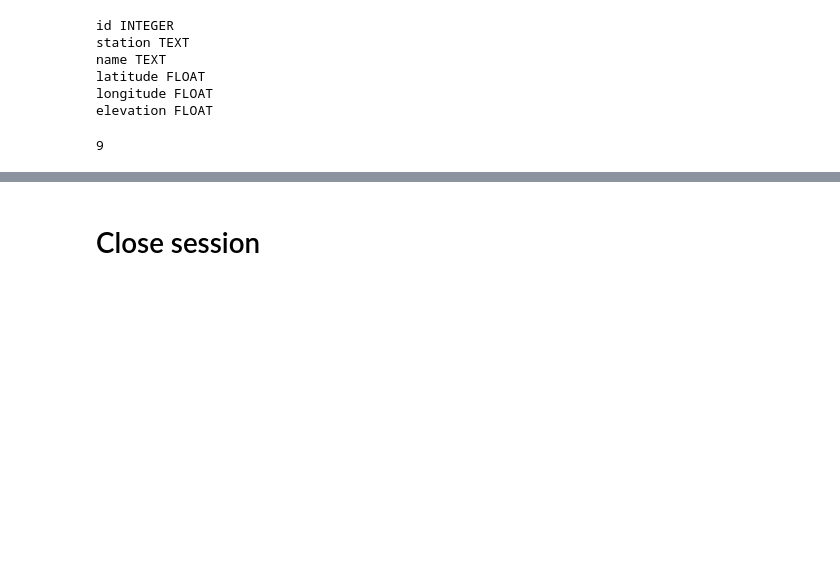
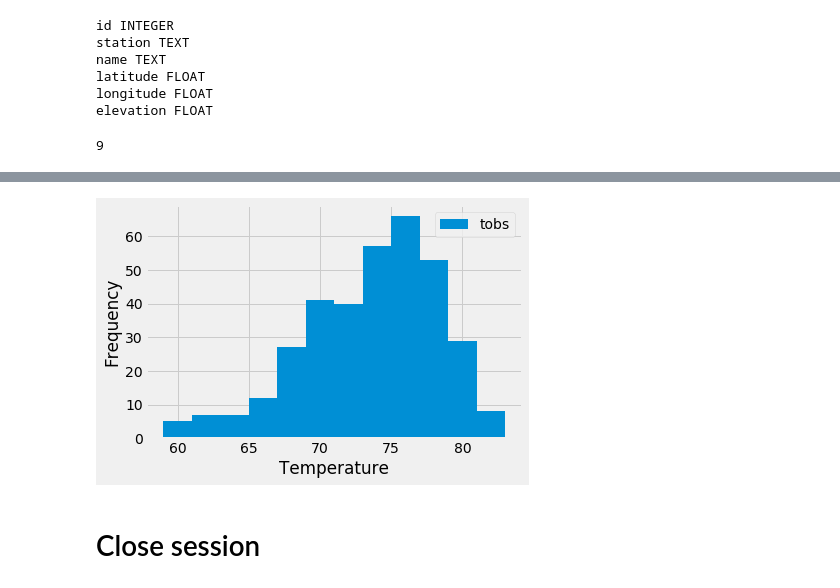
Before and after one commit to KristaJoy/sqlalchemy-challenge, a Jupyter notebook: climate.ipynb, the cells around one changed output, grey strips where cells are left out. Drawn from its saved outputs; the diff is of its cells as text; code cells hidden in the pictures; blank space fills up the shorter version.

```diff
--- a/climate.ipynb
+++ b/climate.ipynb
@@ -126,9 +153,14 @@ station_totals
 # %%
 # Using the most active station id from the previous query, calculate the lowest, highest, and average temperature.
-from statistics import mean
+station_id = 'USC00519281'
 
-active_station = session.query(Measurement.prcp).filter(Measurement.station == 'USC00519281').all()
-print(f"The highest temperature at station USC00519281 is {max(active_station)}")
-print(f"The lowestest temperature at station USC00519281 is {min(active_station)}")
-print(f"The average temperature at station USC00519281 is {mean(active_station)}")
+# Find data for the most active station
+active_station = session.query(Measurement.prcp).filter(Measurement.station == station_id)
+
+# Find average of data for the most active station
+avg = session.query(func.avg(Measurement.prcp)).filter(Measurement.station == station_id).all()
+
+print(f"The highest temperature at station USC00519281 was {max(active_station)}")
+print(f"The lowestest temperature at station USC00519281 was {min(active_station)}")
+print(f"The average temperature at station USC00519281 is {avg}")
 # %% [output]
@@ -140,0 +178,9 @@ TypeError: can't convert type 'result' to numerator/denominator
+# %%
+# Find year's data for temperature for active station
+year_temp_data = session.query(Measurement.date, Measurement.tobs)\
+            .filter(Measurement.date >= past_date).filter(Measurement.station == station_id).all()
+# %%
+# Create dataframe
+year_df_temp = pd.DataFrame(year_temp_data, columns = ["Date", "Temperature"])
+year_df_temp = year_df_temp.set_index(['Date'])
+year_df_temp
@@ -141,3 +202,13 @@ TypeError: can't convert type 'result' to numerator/denominator
+# %%
+# Plot histogram
+x = year_df_temp['Temperature']
+plt.hist(x, bins=12, label='tobs')
+plt.xlabel("Temperature")
+plt.ylabel("Frequency")
+plt.legend(loc='upper right')
+plt.show()
+# %% [output]
+[figure, added]
 # %% [markdown]
 # Close session
 # %%
```
Also changed, not shown: parts of 12 cells of this notebook.
